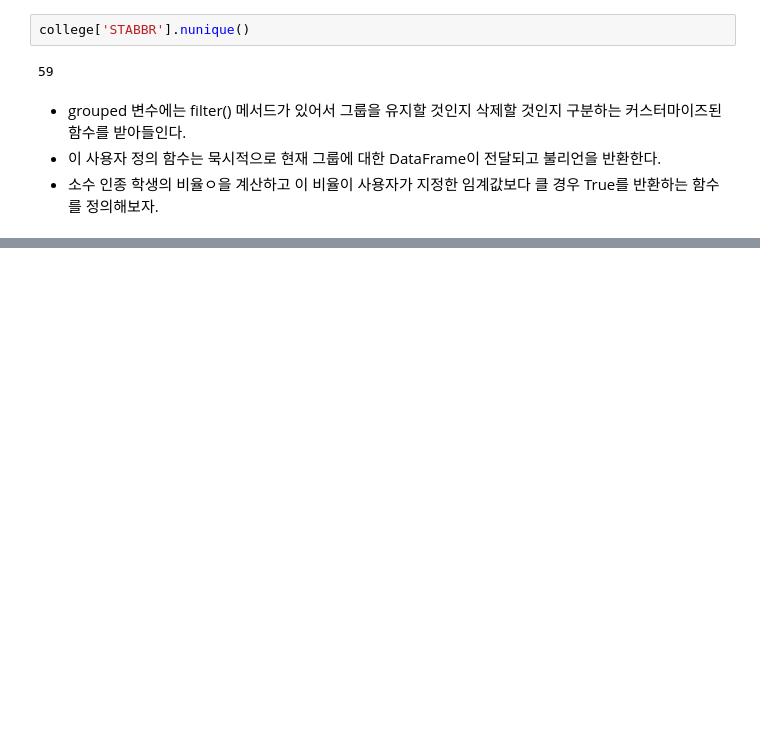
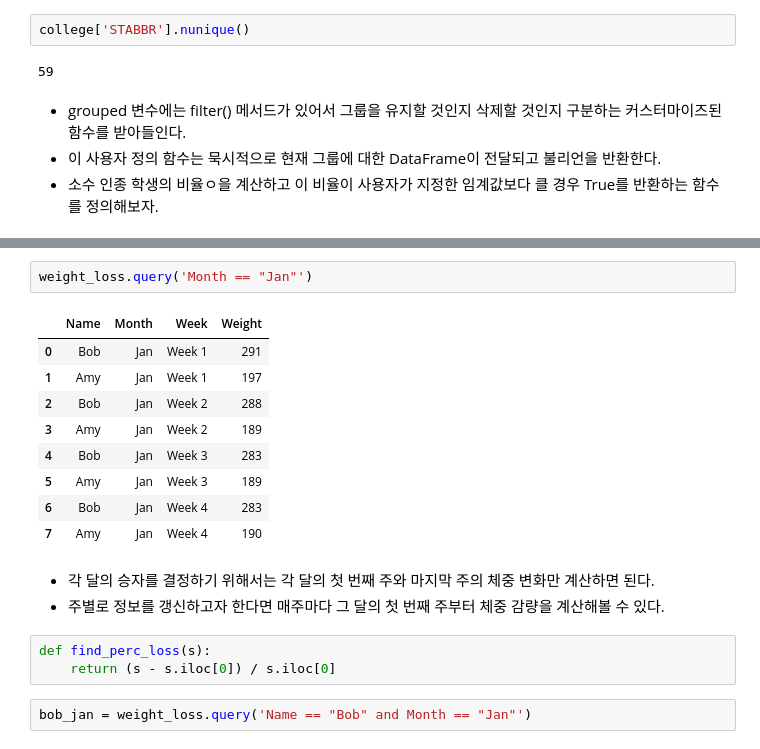
Before and after one commit to angelxtry/PyDataSc, a Jupyter notebook: PandasCookbook/ch07/ch07-종합을 위한 그룹화, 필터링, 그리고 변환.ipynb, the cells around one changed output, grey strips where cells are left out. Saved outputs shown, nothing was run; the diff lists cells and outputs as text; blank space fills up the shorter version.

```diff
--- a/PandasCookbook/ch07/ch07-종합을 위한 그룹화, 필터링, 그리고 변환.ipynb
+++ b/PandasCookbook/ch07/ch07-종합을 위한 그룹화, 필터링, 그리고 변환.ipynb
@@ -656,0 +735,20 @@ def check_minority(df, threshold):
+# %%
+weight_loss.query('Month == "Jan"')
+# %% [output]
+|  | Name | Month | Week | Weight |
+| 0 | Bob | Jan | Week 1 | 291 |
+| 1 | Amy | Jan | Week 1 | 197 |
+| 2 | Bob | Jan | Week 2 | 288 |
+| 3 | Amy | Jan | Week 2 | 189 |
+| 4 | Bob | Jan | Week 3 | 283 |
+| 5 | Amy | Jan | Week 3 | 189 |
+| 6 | Bob | Jan | Week 4 | 283 |
+| 7 | Amy | Jan | Week 4 | 190 |
+# %% [markdown]
+- 각 달의 승자를 결정하기 위해서는 각 달의 첫 번째 주와 마지막 주의 체중 변화만 계산하면 된다.
+- 주별로 정보를 갱신하고자 한다면 매주마다 그 달의 첫 번째 주부터 체중 감량을 계산해볼 수 있다.
+# %%
+def find_perc_loss(s):
+    return (s - s.iloc[0]) / s.iloc[0]
+# %%
+bob_jan = weight_loss.query('Name == "Bob" and Month == "Jan"')
```
Also changed, not shown: parts of 45 cells of this notebook.
